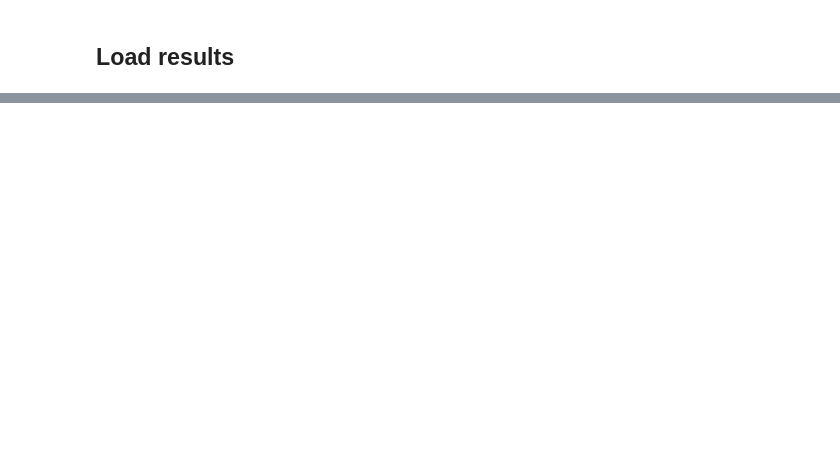
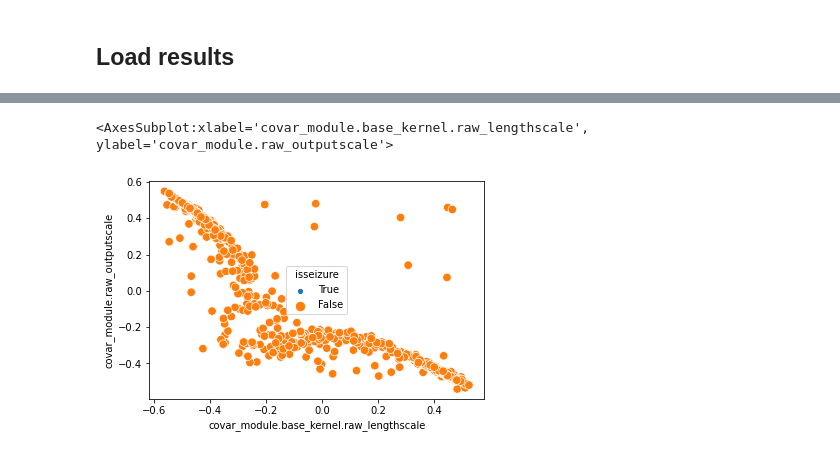
Before and after one commit to noamsgl/msc, a Jupyter notebook: scripts/generate/analyze_gp_results.ipynb, the cells around one changed output, grey strips where cells are left out. Drawn from its saved outputs; the diff is of its cells as text; code cells hidden in the pictures; blank space fills up the shorter version.

```diff
--- a/scripts/generate/analyze_gp_results.ipynb
+++ b/scripts/generate/analyze_gp_results.ipynb
@@ -21,0 +68,7 @@ def isseizure(samples_row) -> bool:
+# %%
+results['size'] =
+# %%
+sns.scatterplot(data=results, x="covar_module.base_kernel.raw_lengthscale", y="covar_module.raw_outputscale", hue='isseizure', size='isseizure', hue_order=[True, False])
+# %% [output]
+<AxesSubplot:xlabel='covar_module.base_kernel.raw_lengthscale', ylabel='covar_module.raw_outputscale'>
+[figure, added]
```
Also changed, not shown: parts of 11 cells of this notebook.
